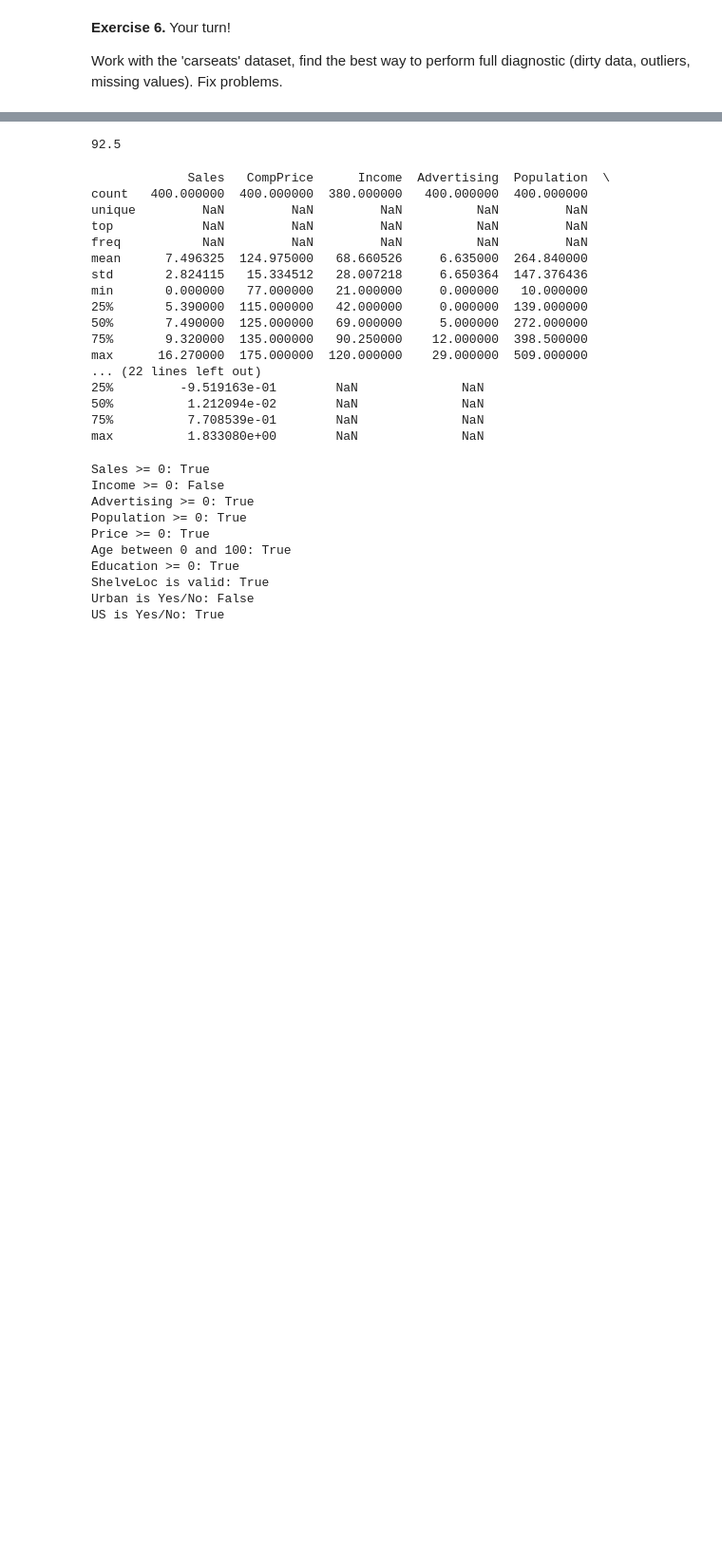
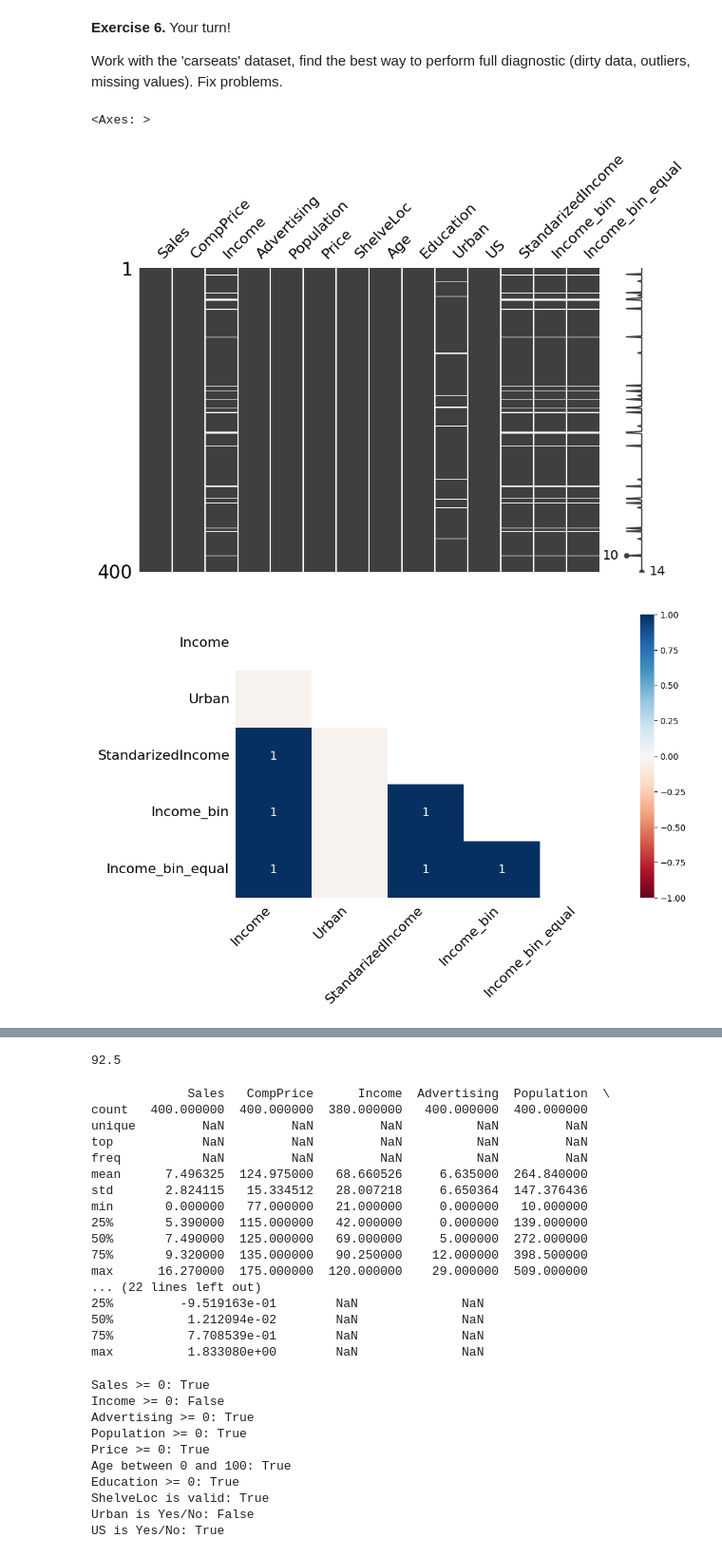
Before and after one commit to rszgosz/descriptive_statistics, a Jupyter notebook: Report2/Exercise4.ipynb, the cells around one changed output, grey strips where cells are left out. Shown at 95% size. Saved outputs shown, nothing was run; the diff lists cells and outputs as text; code cells hidden in the pictures; blank space fills up the shorter version.

```diff
--- a/Report2/Exercise 4.ipynb
+++ b/Report2/Exercise4.ipynb
@@ -629,3 +653,11 @@ Read more here: [https://gnpalencia.org/optbinning/tutorials/tutorial_binary.htm
 **Exercise 6.** Your turn!
 
 Work with the 'carseats' dataset, find the best way to perform full diagnostic (dirty data, outliers, missing values). Fix problems.
+# %%
+msno.matrix(carseats, figsize=(10,6))
+msno.heatmap(carseats, figsize=(10,6))
+msno.dendrogram(carseats, figsize=(10,6))
+# %% [output]
+<Axes: >
+[figure, added]
+[figure, added]
```
Also changed, not shown: parts of 4 cells of this notebook, 23 other files.
